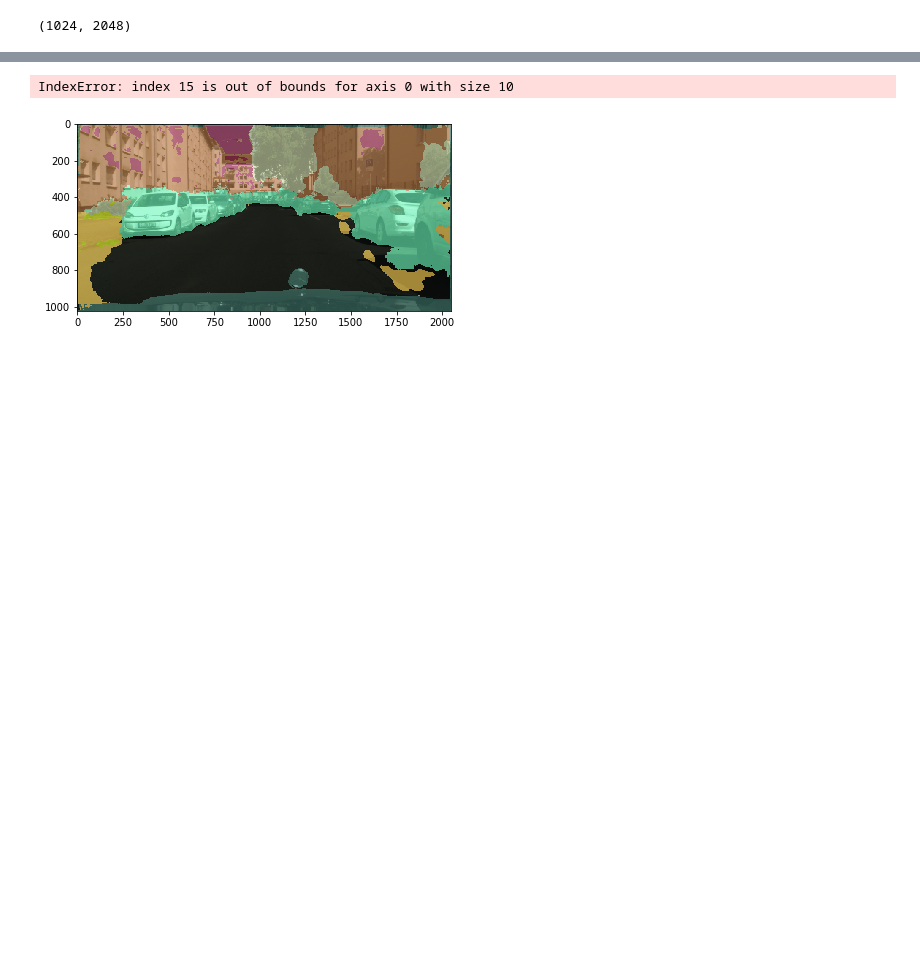
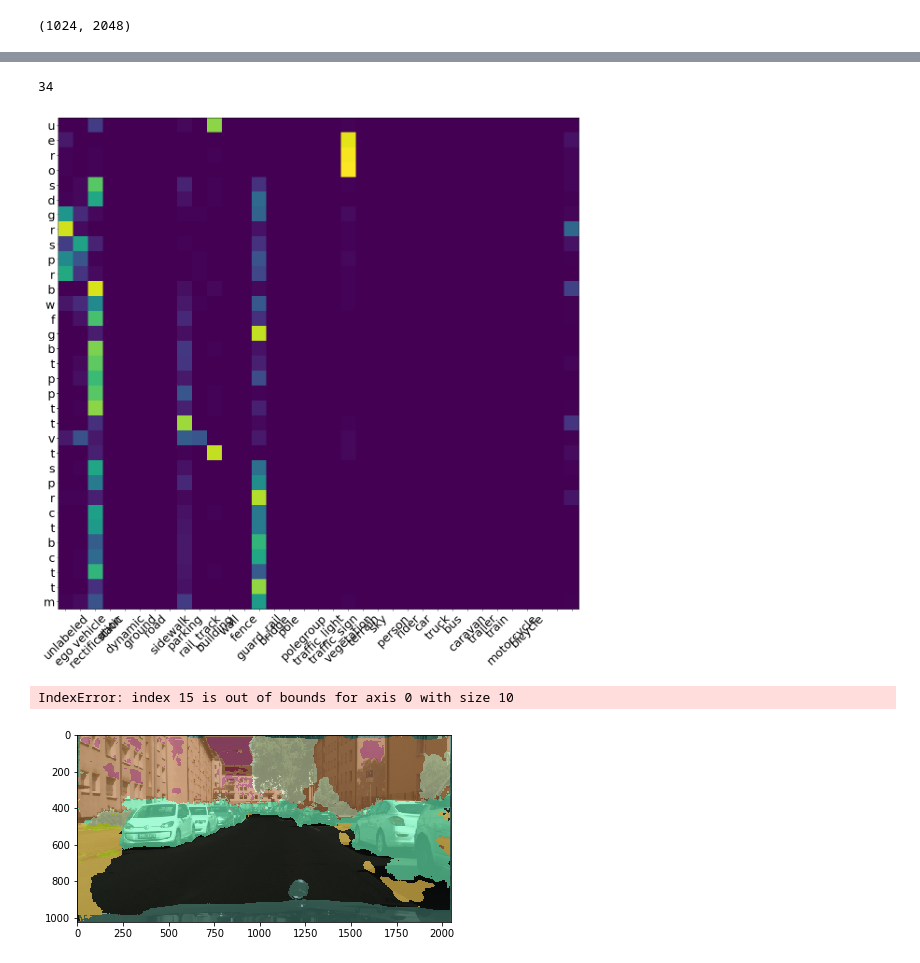
Before and after one commit to boberdober17/SiriusCV, a Jupyter notebook: CityScapesRV.ipynb, the cells around one changed output, grey strips where cells are left out. Cells and saved outputs as stored; diff of their text form; code cells hidden in the pictures; blank space fills up the shorter version.

```diff
--- a/CityScapesRV.ipynb
+++ b/CityScapesRV.ipynb
@@ -166,4 +205,4 @@ imshow(x_up)
 # %%
-x_val, y_val, filenames = importBatch(10,0,0,'val',4)
+x_val, y_val, filenames = importBatch(500,0,0,'val',4)
 x_pred = model.predict(x_val,verbose=1)
 # %% [output]
@@ -187,2 +244,40 @@ eval_model(new_model)
+# %%
+def isfloat(value):
+    try:
+        float(value)
+        return True
+    except ValueError:
+        return False
+with open('output.txt', 'r') as myfile:
+    str=myfile.read().replace('\n', '')
+#37
+str=str.split('|')
+str=str[37:70]
+str[32]=str[32][:-1322]
+a = []
+for s in str:
+    a.append(s.split(' '))
+cl =[]
+for k in a:
+    cl.append([ x for x in k if isfloat(x) ])
+mtrx = np.asarray(cl)
+mtrx.shape
+mt = np.zeros((33,35))
+for i in range(33):
+    for j in range(35):
+        mt[i][j]=int(mtrx[i][j].astype('float32')*255)
+plt.figure(figsize=(20, 20))
+plt.imshow(mt)
+strs=' |  u   |  e   |  r   |  o   |  s   |  d   |  g   |  r   |  s   |  p   |  r   |  b   |  w   |  f   |  g   |  b   |  t   |  p   |  p   |  t   |  t   |  v   |  t   |  s   |  p   |  r   |  c   |  t   |  b   |  c   |  t   |  t   |  m   |  b   ||'
+strs=strs.split(' ')
+strs = [x for x in strs if x.isalpha()]
+print(len(strs))
+sts =['unlabeled','ego vehicle','rectification','static','dynamic','ground','road','sidewalk','parking','rail_track','building','wall','fence','guard_rail','bridge','pole','polegroup','traffic_light','traffic_sign','vegetation','terrain','sky','person','rider','car','truck','bus','caravan','trailer','train','motorcycle','bicycle']
+plt.xticks(np.arange(35), sts, rotation=45, fontsize=25)
+plt.yticks(np.arange(33), strs, fontsize=25)
+plt.show()
+# %% [output]
+34
+[figure, added]
 # %%
 x_val.shape,new_new_x.shape
```
Also changed, not shown: parts of 10 cells of this notebook, 2 other files.
